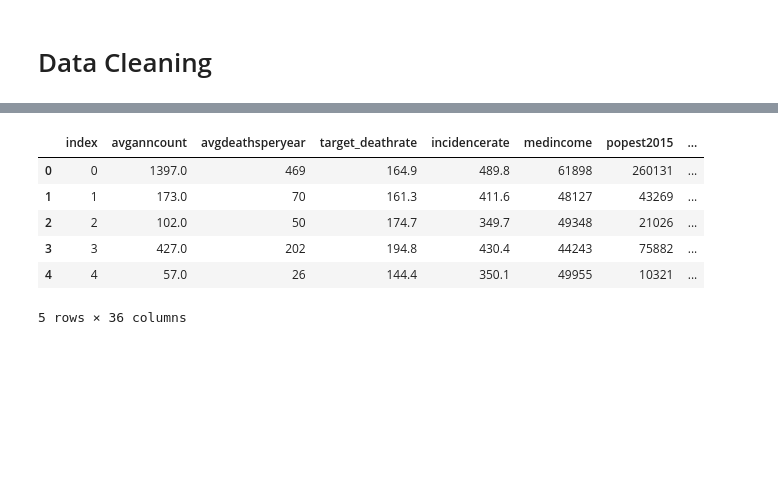
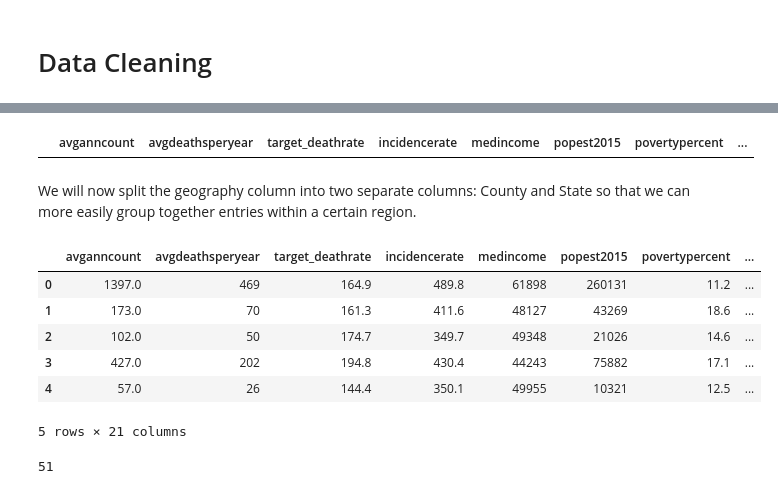
Before and after one commit to caseyhild/Data-Science-For-Cancer-Analysis, a Jupyter notebook: DataCheckpointGroup_Sp23_Casey_s_Group.ipynb, the cells around one changed output, grey strips where cells are left out. Saved outputs shown, nothing was run; the diff lists cells and outputs as text; code cells hidden in the pictures; blank space fills up the shorter version.

```diff
--- a/DataCheckpointGroup_Sp23_Casey_s_Group.ipynb
+++ b/DataCheckpointGroup_Sp23_Casey_s_Group.ipynb
@@ -43,0 +100,6 @@ data_cancer.shape
+# %%
+# Reading in the dataset
+data_cancer = pd.read_csv('data/cancer_reg.csv')
+data_cancer.shape
+pd.set_option('display.max_rows', 34)
+data_cancer.count()
@@ -44,2 +130,7 @@ data_cancer.shape
 # %% [markdown]
 # Data Cleaning
+# %%
+# We first begin by removing the columns that are not necessary for our analysis
+data_cancer = data_cancer.drop(['studypercap', 'percentmarried', 'pctnohs18_24', 'pcths18_24',
+                  'pctsomecol18_24', 'pctbachdeg18_24', 'pctprivatecoveragealone', 'pctpubliccoveragealone', 'pctwhite',
+                  'pctasian', 'pctblack', 'pctotherrace', 'pctmarriedhouseholds', 'birthrate'], axis=1)
@@ -46,13 +193,25 @@ data_cancer.shape
+# %%
+data_cancer = data_cancer.drop(data_cancer[data_cancer.medianage > 100].index)
+# %%
+data_cancer[data_cancer.medianage > 100]
+# %% [output]
+|  | avganncount | avgdeathsperyear | target_deathrate | incidencerate | medincome | popest2015 | povertypercent | ... |
+# %% [markdown]
+We will now split the geography column into two separate columns: County and State so that we can more easily group together entries within a certain region.
 # %%
 # Adding County, State columns from info in the 'geography' column
-data_cancer[['County', 'State']] = data_cancer['geography'].str.split(',', n=1, expand=True).astype('string')
-data_cancer['State'] = data_cancer['State'].str.replace('^.', '', regex=True)
+data_cancer[['County', 'State']] = data_cancer['geography'].str.split(',', n=1, expand=True)
+data_cancer['State'] = data_cancer['State'].str.strip()
 data_cancer.head()
 # %% [output]
-|  | index | avganncount | avgdeathsperyear | target_deathrate | incidencerate | medincome | popest2015 | ... |
-| 0 | 0 | 1397.0 | 469 | 164.9 | 489.8 | 61898 | 260131 | ... |
-| 1 | 1 | 173.0 | 70 | 161.3 | 411.6 | 48127 | 43269 | ... |
-| 2 | 2 | 102.0 | 50 | 174.7 | 349.7 | 49348 | 21026 | ... |
-| 3 | 3 | 427.0 | 202 | 194.8 | 430.4 | 44243 | 75882 | ... |
-| 4 | 4 | 57.0 | 26 | 144.4 | 350.1 | 49955 | 10321 | ... |
+|  | avganncount | avgdeathsperyear | target_deathrate | incidencerate | medincome | popest2015 | povertypercent | ... |
+| 0 | 1397.0 | 469 | 164.9 | 489.8 | 61898 | 260131 | 11.2 | ... |
+| 1 | 173.0 | 70 | 161.3 | 411.6 | 48127 | 43269 | 18.6 | ... |
+| 2 | 102.0 | 50 | 174.7 | 349.7 | 49348 | 21026 | 14.6 | ... |
+| 3 | 427.0 | 202 | 194.8 | 430.4 | 44243 | 75882 | 17.1 | ... |
+| 4 | 57.0 | 26 | 144.4 | 350.1 | 49955 | 10321 | 12.5 | ... |
-5 rows × 36 columns
+5 rows × 21 columns
+# %%
+data_cancer['State'].nunique()
+# %% [output]
+51
```
Also changed, not shown: parts of 28 cells of this notebook, 5 other files.
